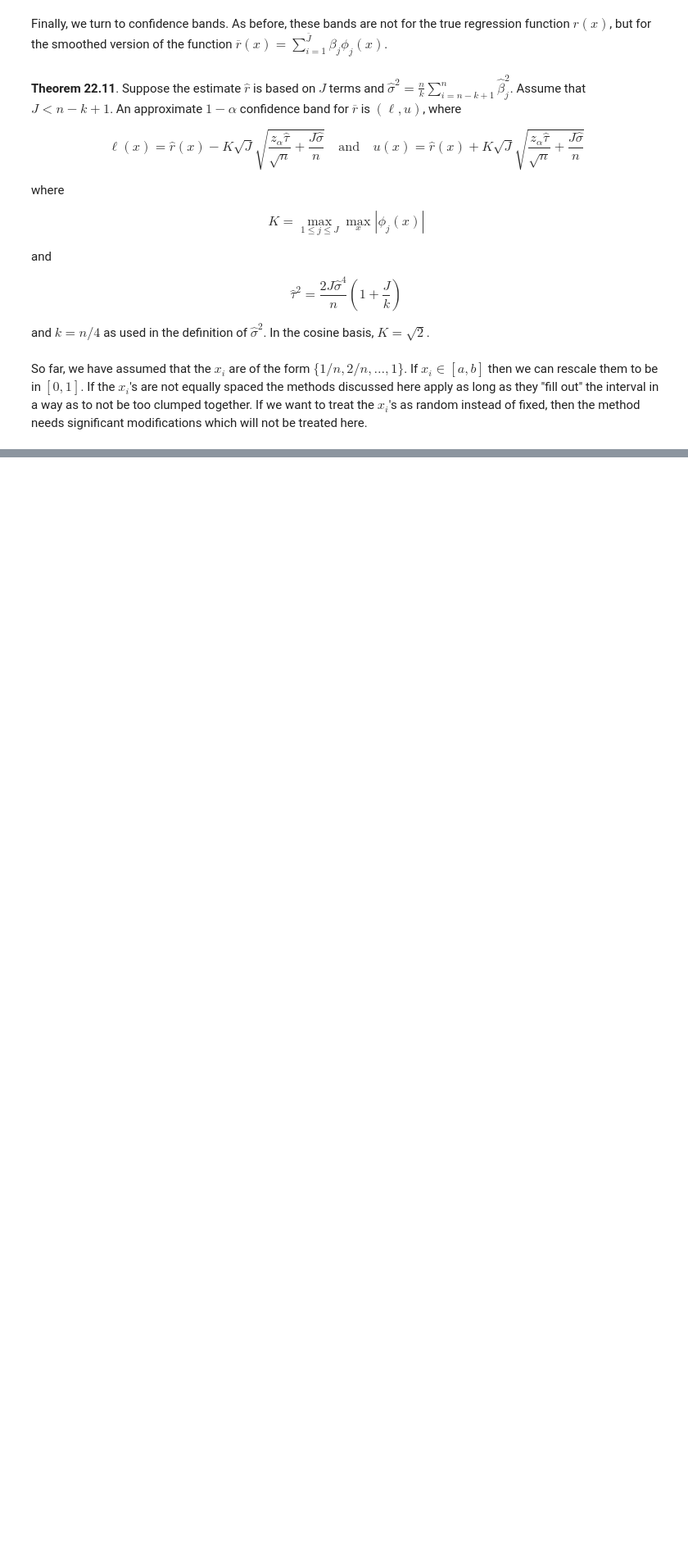
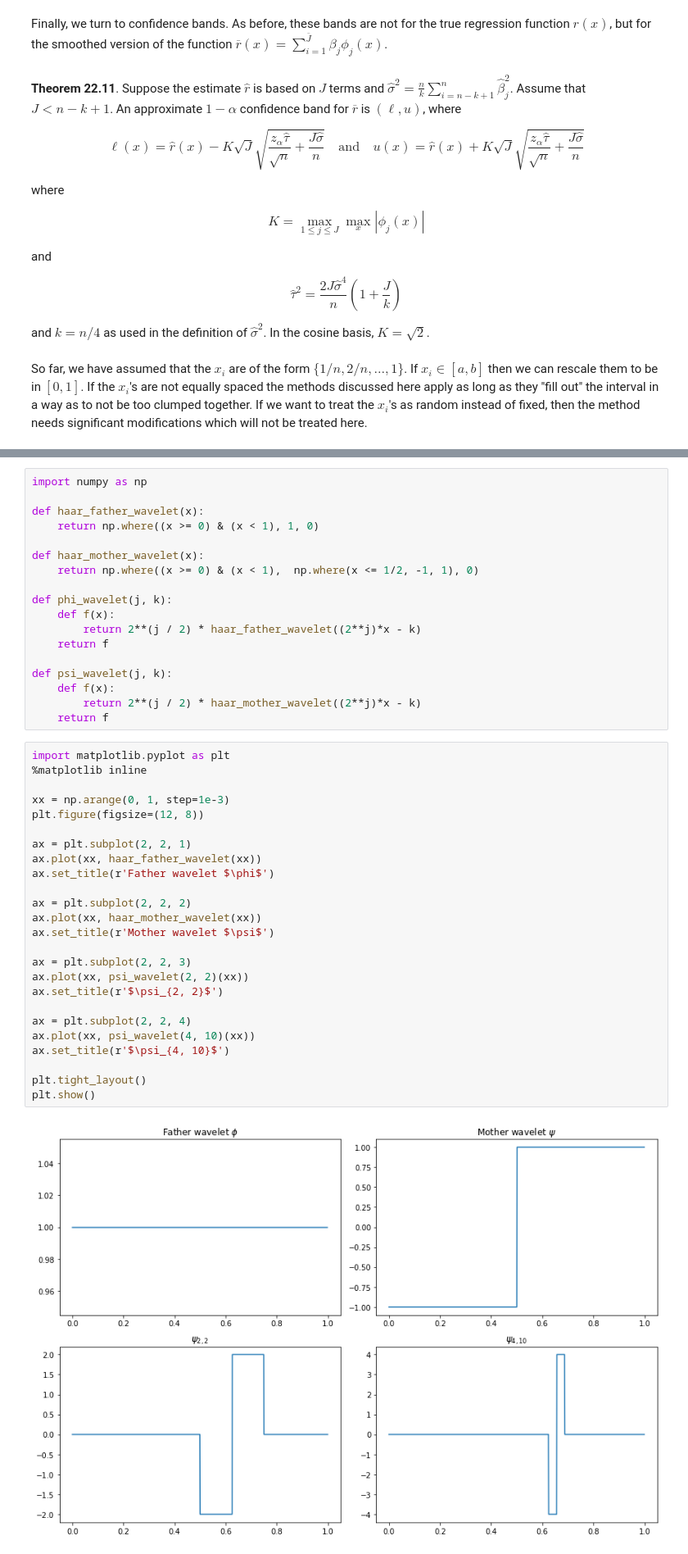
Before and after one commit to telmo-correa/all-of-statistics, a Jupyter notebook: chapter22.ipynb, the cells around one changed output, grey strips where cells are left out. Shown at 82% size. Saved outputs shown, nothing was run; the diff lists cells and outputs as text; blank space fills up the shorter version.

```diff
--- a/chapter22.ipynb
+++ b/chapter22.ipynb
@@ -376,0 +422,45 @@ So far, we have assumed that the $x_i$ are of the form $\{1/n, 2/n, \dots, 1\}$.
+# %%
+import numpy as np
+
+def haar_father_wavelet(x):
+    return np.where((x >= 0) & (x < 1), 1, 0)
+
+def haar_mother_wavelet(x):
+    return np.where((x >= 0) & (x < 1),  np.where(x <= 1/2, -1, 1), 0)
+
+def phi_wavelet(j, k):
+    def f(x):
+        return 2**(j / 2) * haar_father_wavelet((2**j)*x - k)
+    return f
+
+def psi_wavelet(j, k):
+    def f(x):
+        return 2**(j / 2) * haar_mother_wavelet((2**j)*x - k)
+    return f
+# %%
+import matplotlib.pyplot as plt
+%matplotlib inline
+
+xx = np.arange(0, 1, step=1e-3)
+plt.figure(figsize=(12, 8))
+
+ax = plt.subplot(2, 2, 1)
+ax.plot(xx, haar_father_wavelet(xx))
+ax.set_title(r'Father wavelet $\phi$')
+
+ax = plt.subplot(2, 2, 2)
+ax.plot(xx, haar_mother_wavelet(xx))
+ax.set_title(r'Mother wavelet $\psi$')
+
+ax = plt.subplot(2, 2, 3)
+ax.plot(xx, psi_wavelet(2, 2)(xx))
+ax.set_title(r'$\psi_{2, 2}$')
+
+ax = plt.subplot(2, 2, 4)
+ax.plot(xx, psi_wavelet(4, 10)(xx))
+ax.set_title(r'$\psi_{4, 10}$')
+
+plt.tight_layout()
+plt.show()
+# %% [output]
+[figure, added]
```
Also changed, not shown: parts of 21 cells of this notebook.
